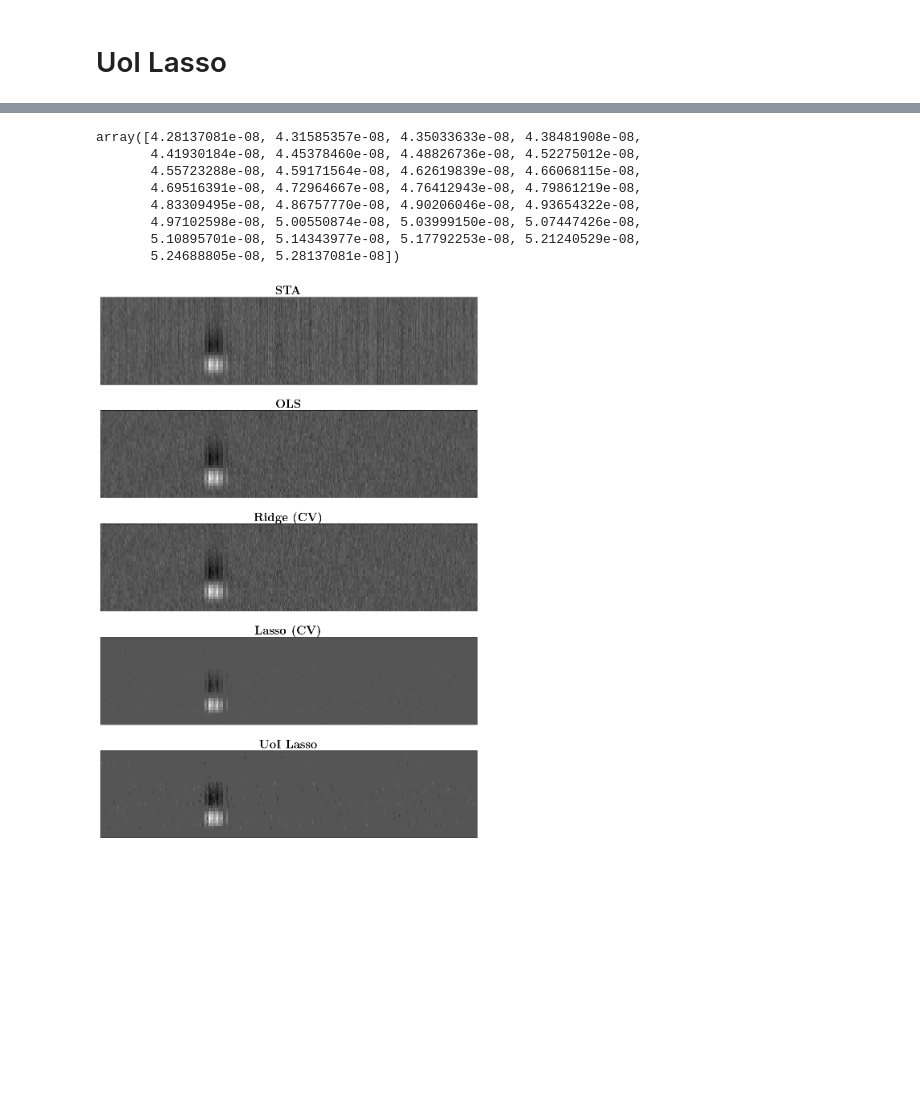
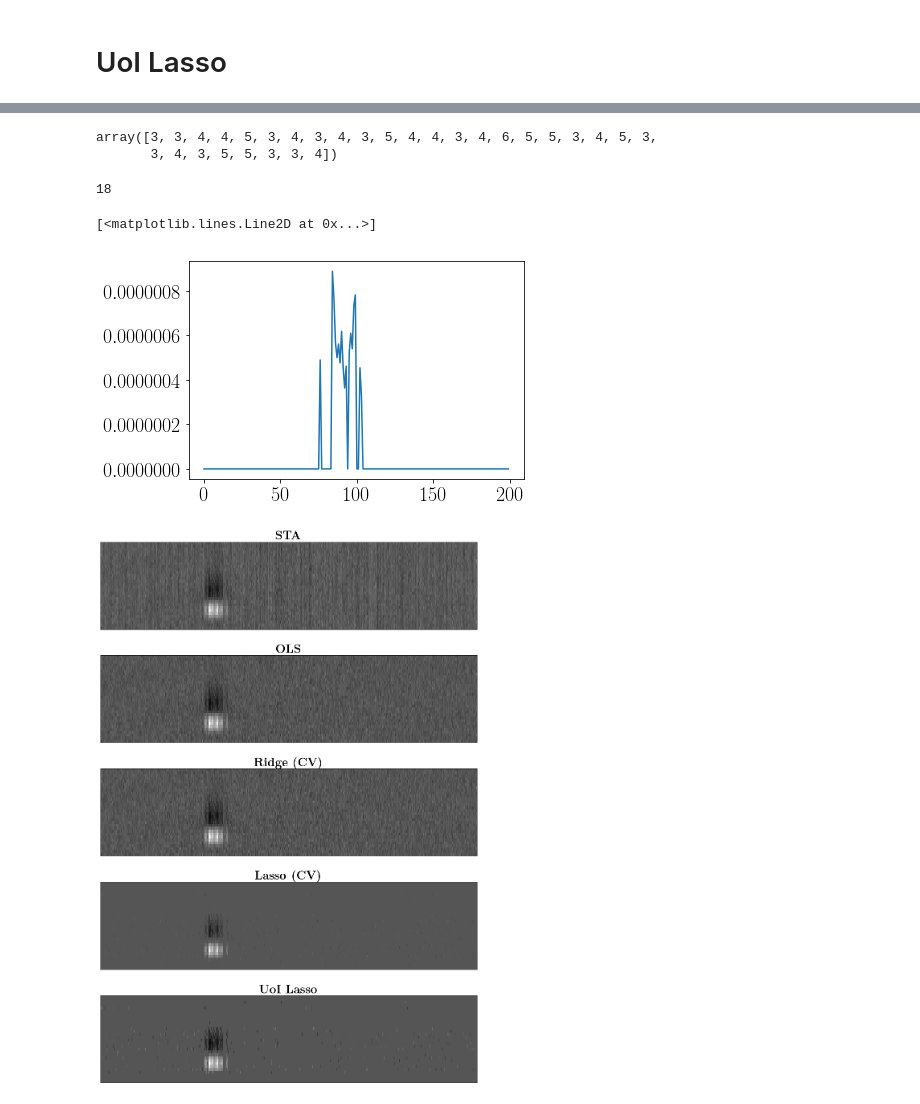
Before and after one commit to pssachdeva/uoi-neuro, a Jupyter notebook: retina_strf/1d_strf.ipynb, the cells around one changed output, grey strips where cells are left out. Cells and saved outputs as stored; diff of their text form; code cells hidden in the pictures; blank space fills up the shorter version.

```diff
--- a/retina_strf/1d_strf.ipynb
+++ b/retina_strf/1d_strf.ipynb
@@ -217,21 +282,24 @@ ax.set_aspect('auto')
 
 uoi_strfs = np.zeros((n_frames_per_window, m))
 responses_copy = np.copy(responses)[:, 0]
+responses_copy = np.roll(responses_copy, -5, axis=0)
 
-for window in range(n_frames_per_window):
+for window in range(1):
     print(window)
     uoi = UoI_Lasso(
         n_lambdas=30,
         normalize=True,
         fit_intercept=True,
-        estimation_score='r2',
+        estimation_score='BIC',
         n_boots_sel=30,
         n_boots_est=30,
         selection_thres_min=1.0
     )
-    uoi.fit(stims.T[:1000, :], responses_copy[:1000], verbose=True)
+    uoi.fit(stims.T, responses_copy, verbose=True)
     uoi_strfs[window, :] = uoi.coef_.T
-    responses_copy = np.roll(responses_copy, -1, axis=0)
+    responses_copy = np.roll(responses_copy, -5, axis=0)
+
+print(uoi_strfs[0, :])
 # %% [output]
 0
 (1) Loaded data.
@@ -241,14 +345,18 @@ KeyboardInterrupt:
 # %%
-uoi.lambdas
+uoi.lambda_max_idx
 # %% [output]
-array([4.28137081e-08, 4.31585357e-08, 4.35033633e-08, 4.38481908e-08,
-       4.41930184e-08, 4.45378460e-08, 4.48826736e-08, 4.52275012e-08,
-       4.55723288e-08, 4.59171564e-08, 4.62619839e-08, 4.66068115e-08,
-       4.69516391e-08, 4.72964667e-08, 4.76412943e-08, 4.79861219e-08,
-       4.83309495e-08, 4.86757770e-08, 4.90206046e-08, 4.93654322e-08,
-       4.97102598e-08, 5.00550874e-08, 5.03999150e-08, 5.07447426e-08,
-       5.10895701e-08, 5.14343977e-08, 5.17792253e-08, 5.21240529e-08,
-       5.24688805e-08, 5.28137081e-08])
+array([3, 3, 4, 4, 5, 3, 4, 3, 4, 3, 5, 4, 4, 3, 4, 6, 5, 5, 3, 4, 5, 3,
+       3, 4, 3, 5, 5, 3, 3, 4])
+# %%
+np.count_nonzero(uoi_strfs[0, :])
+# %% [output]
+18
+# %%
+np.count_nonzero(uoi_strfs[0, :])
+plt.plot(uoi_strfs[0, 100:300])
+# %% [output]
+[<matplotlib.lines.Line2D at 0x...>]
+[figure, added]
 # %%
 # plotting
 params = {
```
Also changed, not shown: parts of 41 cells of this notebook, 4 other files.
